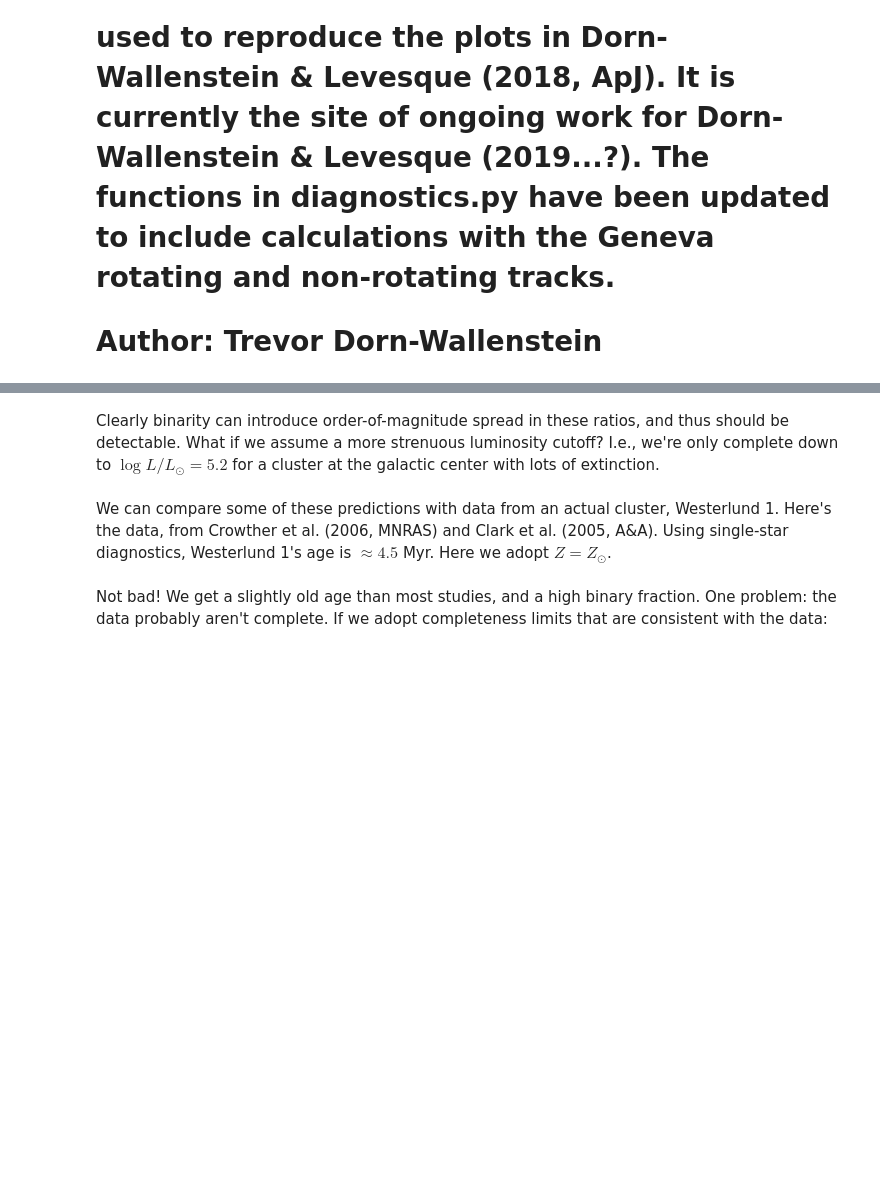
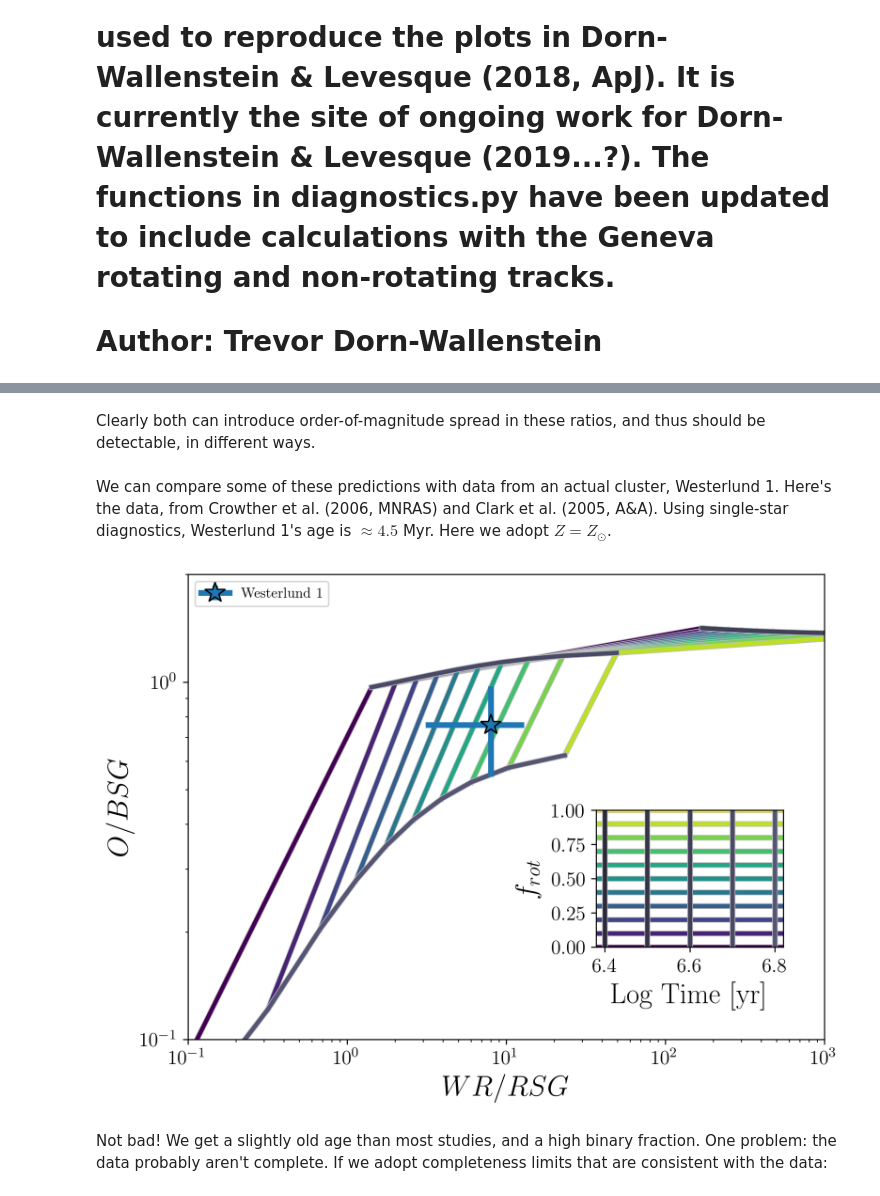
Before and after one commit to tzdwi/Diagnostics, a Jupyter notebook: paper_2019/diagnostics.ipynb, the cells around one changed output, grey strips where cells are left out. Drawn from its saved outputs; the diff is of its cells as text; code cells hidden in the pictures; blank space fills up the shorter version.

```diff
--- a/paper_2019/diagnostics.ipynb
+++ b/paper_2019/diagnostics.ipynb
@@ -220,2 +172,0 @@ plt.savefig('../plots/ratios_burstSFH.pdf')
-# %% [markdown]
-Clearly binarity can introduce order-of-magnitude spread in these ratios, and thus should be detectable. What if we assume a more strenuous luminosity cutoff? I.e., we're only complete down to $\log{L/L_\odot}=5.2$ for a cluster at the galactic center with lots of extinction.
@@ -278,3 +173,5 @@ plt.savefig('../plots/ratios_burstSFH_incomplete.pdf')
+# %% [markdown]
+Clearly both can introduce order-of-magnitude spread in these ratios, and thus should be detectable, in different ways.
 # %% [markdown]
 We can compare some of these predictions with data from an actual cluster, Westerlund 1. Here's the data, from Crowther et al. (2006, MNRAS) and Clark et al. (2005, A&A). Using single-star diagnostics, Westerlund 1's age is $\approx4.5$ Myr. Here we adopt $Z=Z_\odot$.
 # %%
@@ -286,36 +183,37 @@ O_W = 22.0
 RSG_W = 3.0
 BSG_W = 29.0
 # %%
-fig, ax = plot_ratios(ratio1='WR/RSG',ratio2='O/BSG',par3='z',par3val='z014',constraint_dict={'logtime':(6.4,6.9),'Lcuts':(4.9,4.9,0.0,4.9)})
+fig, ax = plot_ratios(ratio1='WR/RSG',ratio2='O/BSG',par3='z',par3val='z014',models='Geneva',constraint_dict={'logtime':(6.4,6.9),'Lcuts':(4.9,4.9,0.0,4.9)})
 fig.set_figheight(6)
 fig.set_figwidth(8)
 fig.dpi = 300
-BR_W,BR_W_err = calc_ratio_err(WR_W,RSG_W)
+WRSG_W,WRSG_W_err = calc_ratio_err(WR_W,RSG_W)
 OBSG_W,OBSG_W_err = calc_ratio_err(O_W,BSG_W)
 
-ax[0].errorbar(BR_W,OBSG_W,xerr=BR_W_err,yerr=OBSG_W_err,label='Westerlund 1',zorder=50,lw=4,marker='*',mec='k',ms=15)
-ax[0].legend(loc=4)
-ax[0].set(title='',xlim=(0.3,1e3))
+ax[0].errorbar(WRSG_W,OBSG_W,xerr=WRSG_W_err,yerr=OBSG_W_err,label='Westerlund 1',zorder=50,lw=4,marker='*',mec='k',ms=15)
+ax[0].legend(loc=2)
+ax[0].set(title='',xlim=(1e-1,1e3),ylim=(1e-1,2))
 ax[0].change_geometry(1,1,1)
-ax[1].change_geometry(3,3,6)
+ax[1].change_geometry(3,3,9)
 ax1_pos = ax[1].get_position()
-ax[1].set_position([ax1_pos.x0-0.05,ax1_pos.y0, ax1_pos.width, ax1_pos.height])
+ax[1].set_position([ax1_pos.x0-0.05,ax1_pos.y0+0.15, ax1_pos.width, ax1_pos.height])
 
 ax[0].xaxis.label.set_size(20)
 ax[0].yaxis.label.set_size(20)
 ax[1].xaxis.label.set_size(20)
 ax[1].yaxis.label.set_size(20)
 for tick in ax[0].xaxis.get_major_ticks():
     tick.label.set_fontsize(14)
 for tick in ax[0].yaxis.get_major_ticks():
     tick.label.set_fontsize(14)
 for tick in ax[1].xaxis.get_major_ticks():
     tick.label.set_fontsize(14)
 for tick in ax[1].yaxis.get_major_ticks():
     tick.label.set_fontsize(14)
 
-plt.savefig('../plots/WRRSG_OBSG_z014_logt_64_69.eps')
-plt.savefig('../plots/WRRSG_OBSG_z014_logt_64_69.pdf')
+plt.savefig('WRRSG_OBSG_rotation_z014_burst.pdf')
+# %% [output]
+[figure, added]
 # %% [markdown]
 Not bad! We get a slightly old age than most studies, and a high binary fraction. One problem: the data probably aren't complete. If we adopt completeness limits that are consistent with the data:
 # %%
```
Also changed, not shown: parts of 22 cells of this notebook, 10 other files.
